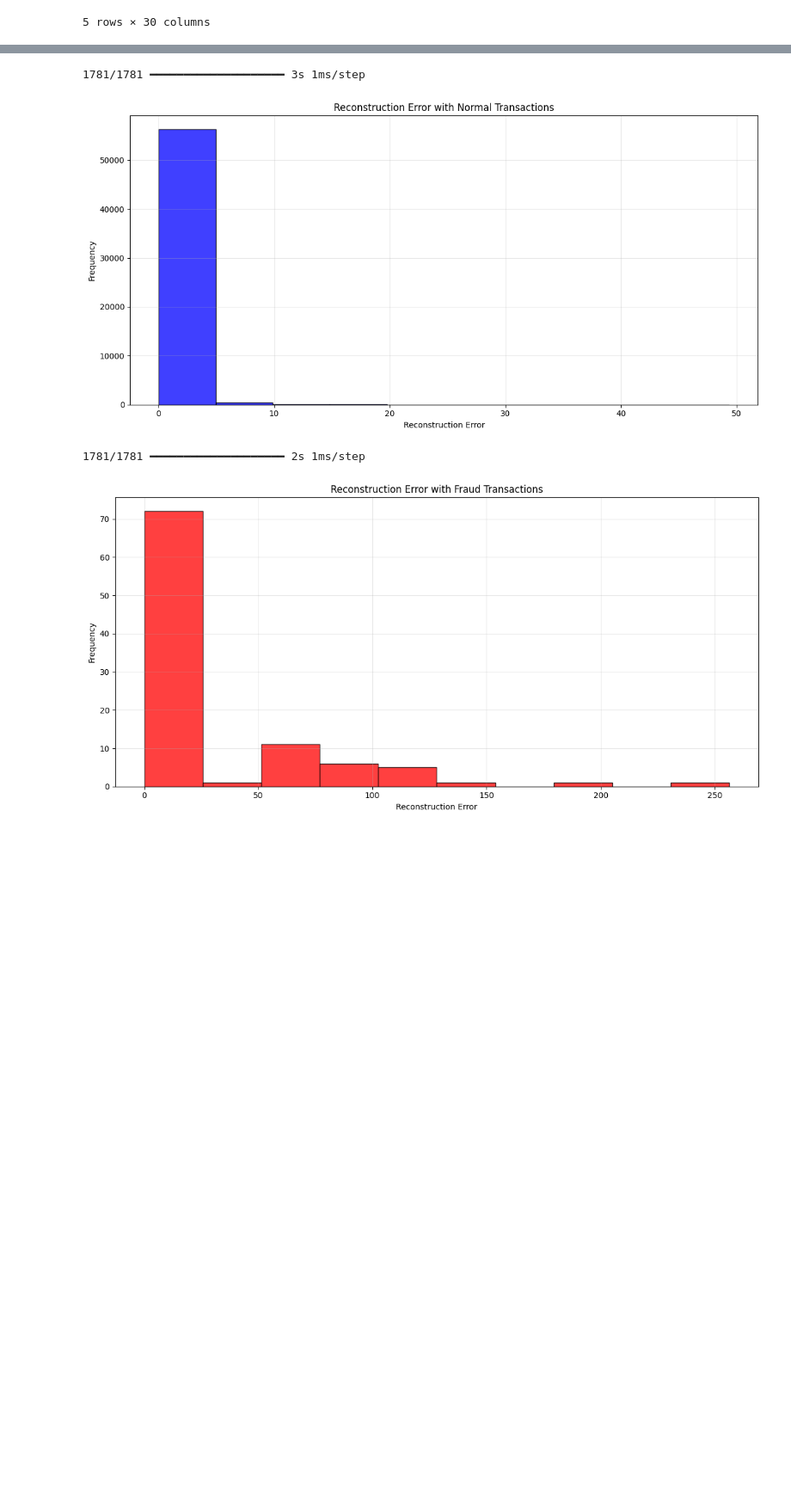
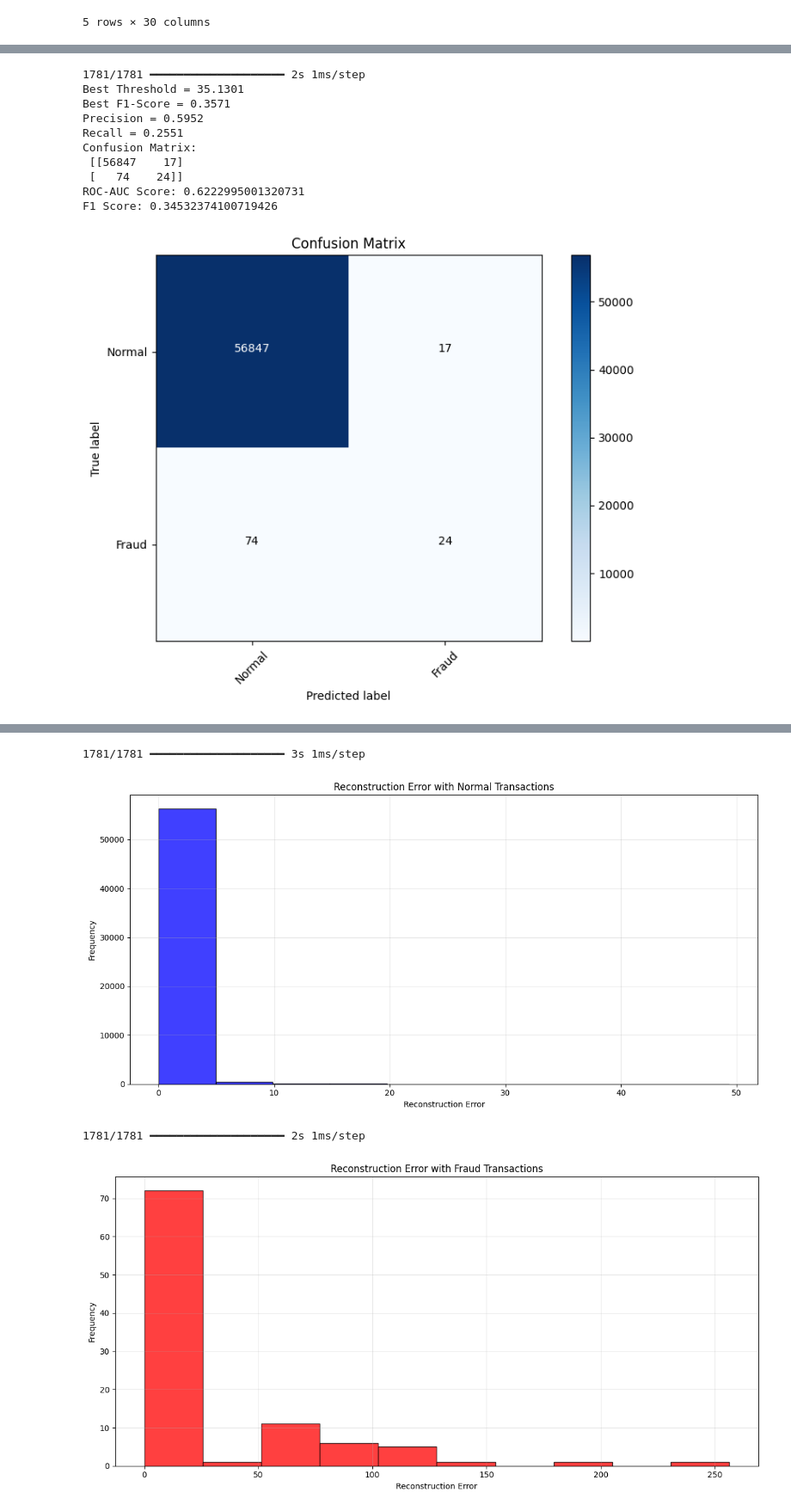
Before and after one commit to SuvitKumar003/Smart_Screen_Shot_Organizer, a Jupyter notebook: code_file.ipynb, the cells around one changed output, grey strips where cells are left out. Shown at 86% size. Saved outputs shown, nothing was run; the diff lists cells and outputs as text; code cells hidden in the pictures; blank space fills up the shorter version.

```diff
--- a/code_file.ipynb
+++ b/code_file.ipynb
@@ -163 +186,69 @@ Epoch 50: val_loss did not improve from 0.63817
+# %%
+# Get autoencoder predictions on the test set
+test_predictions = autoencoder.predict(X_test)
+# Compute reconstruction error (MSE) for each sample
+mse = np.mean(np.power(X_test - test_predictions, 2), axis=1)
+
+# Use precision-recall curve to help choose a threshold
+precision, recall, thresholds = precision_recall_curve(y_test, mse)
+# Calculate F1 scores for each threshold (avoiding division by zero)
+f1_scores = 2 * (precision * recall) / (precision + recall + 1e-7)
+best_idx = np.argmax(f1_scores)
+best_threshold = thresholds[best_idx]
+
+print(f"Best Threshold = {best_threshold:.4f}")
+print(f"Best F1-Score = {f1_scores[best_idx]:.4f}")
+print(f"Precision = {precision[best_idx]:.4f}")
+print(f"Recall = {recall[best_idx]:.4f}")
+
+# Classify transactions based on reconstruction error threshold
+predicted_classes = [1 if e > best_threshold else 0 for e in mse]
+
+# Evaluate performance
+cnf_matrix = confusion_matrix(y_test, predicted_classes)
+auc_score = roc_auc_score(y_test, predicted_classes)
+f1 = f1_score(y_test, predicted_classes)
+
+print("Confusion Matrix:\n", cnf_matrix)
+print("ROC-AUC Score:", auc_score)
+print("F1 Score:", f1)
+
+# Plot the confusion matrix
+import itertools
+
+plt.figure(figsize=(8, 6))
+plt.imshow(cnf_matrix, interpolation='nearest', cmap=plt.cm.Blues)
+plt.title("Confusion Matrix")
+plt.colorbar()
+classes = ['Normal', 'Fraud']
+tick_marks = np.arange(len(classes))
+plt.xticks(tick_marks, classes, rotation=45)
+plt.yticks(tick_marks, classes)
+
+thresh = cnf_matrix.max() / 2.
+for i, j in itertools.product(range(cnf_matrix.shape[0]), range(cnf_matrix.shape[1])):
+    plt.text(j, i, format(cnf_matrix[i, j], 'd'),
+             horizontalalignment="center",
+             color="white" if cnf_matrix[i, j] > thresh else "black")
+
+plt.ylabel('True label')
+plt.xlabel('Predicted label')
+plt.tight_layout()
+
+# Save the confusion matrix plot
+conf_plot_path = os.path.join(PLOTS_DIR, f"Confusion_Matrix_thresh_{best_threshold:.4f}.png")
+plt.savefig(conf_plot_path, dpi=300)
+plt.show()
+# %% [output]
+1781/1781 ━━━━━━━━━━━━━━━━━━━━ 2s 1ms/step
+Best Threshold = 35.1301
+Best F1-Score = 0.3571
+Precision = 0.5952
+Recall = 0.2551
+Confusion Matrix:
+ [[56847    17]
+ [   74    24]]
+ROC-AUC Score: 0.6222995001320731
+F1 Score: 0.34532374100719426
+[figure, added]
 # %%
```
Also changed, not shown: parts of 8 cells of this notebook.
